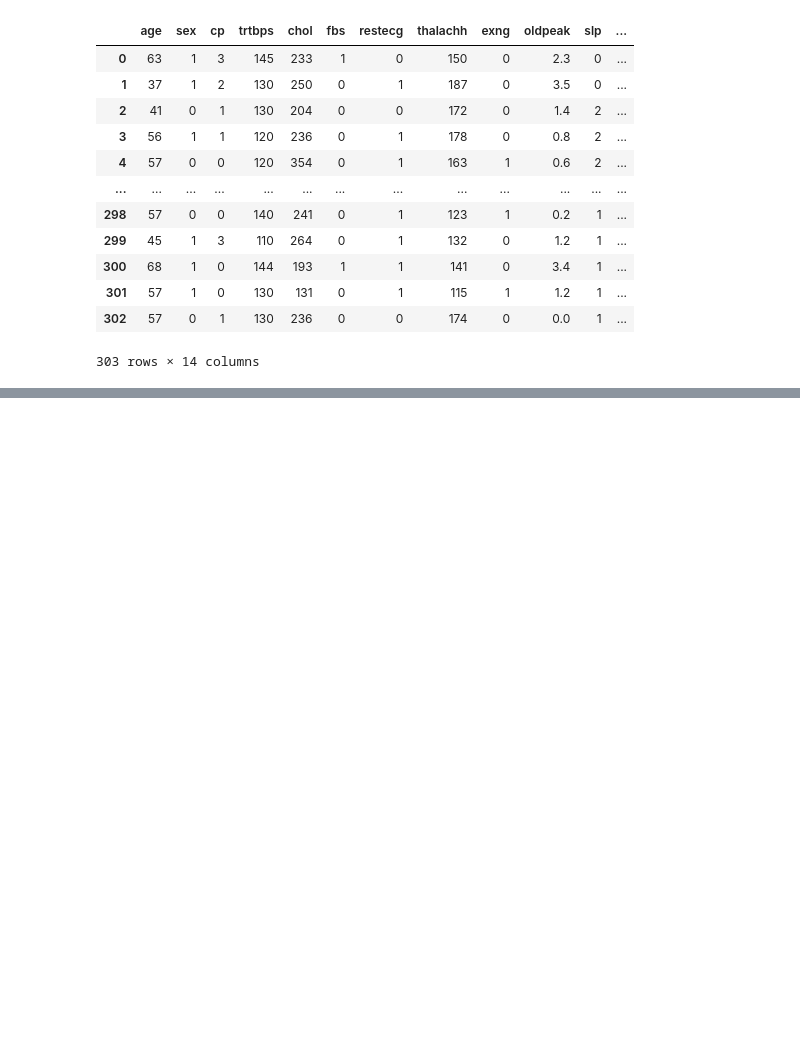
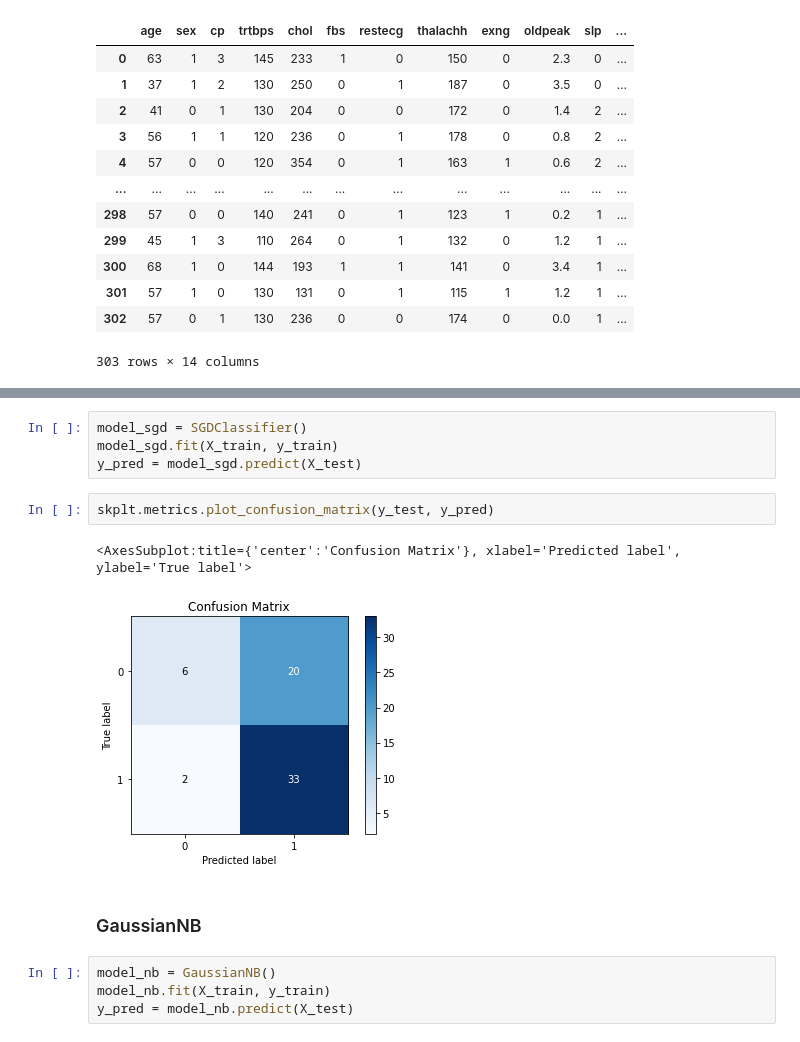
Before and after one commit to pedroernesto00/CK0223---Mineracao-de-Dados, a Jupyter notebook: Trabalho 2/Classificação - Ataque Cardíaco.ipynb, the cells around one changed output, grey strips where cells are left out. Drawn from its saved outputs; the diff is of its cells as text; blank space fills up the shorter version.

```diff
--- a/Trabalho 2/Classificação - Ataque Cardíaco.ipynb
+++ b/Trabalho 2/Classificação - Ataque Cardíaco.ipynb
@@ -21,0 +66,15 @@ heart_df
+# %%
+model_sgd = SGDClassifier()
+model_sgd.fit(X_train, y_train)
+y_pred = model_sgd.predict(X_test)
+# %%
+skplt.metrics.plot_confusion_matrix(y_test, y_pred)
+# %% [output]
+<AxesSubplot:title={'center':'Confusion Matrix'}, xlabel='Predicted label', ylabel='True label'>
+[figure, added]
+# %% [markdown]
+### GaussianNB
+# %%
+model_nb = GaussianNB()
+model_nb.fit(X_train, y_train)
+y_pred = model_nb.predict(X_test)
```
Also changed, not shown: parts of 25 cells of this notebook.
